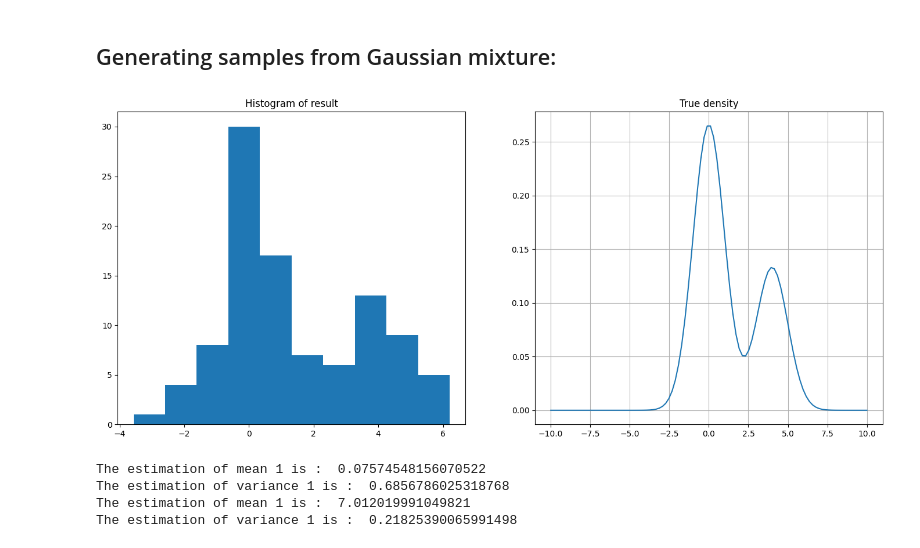
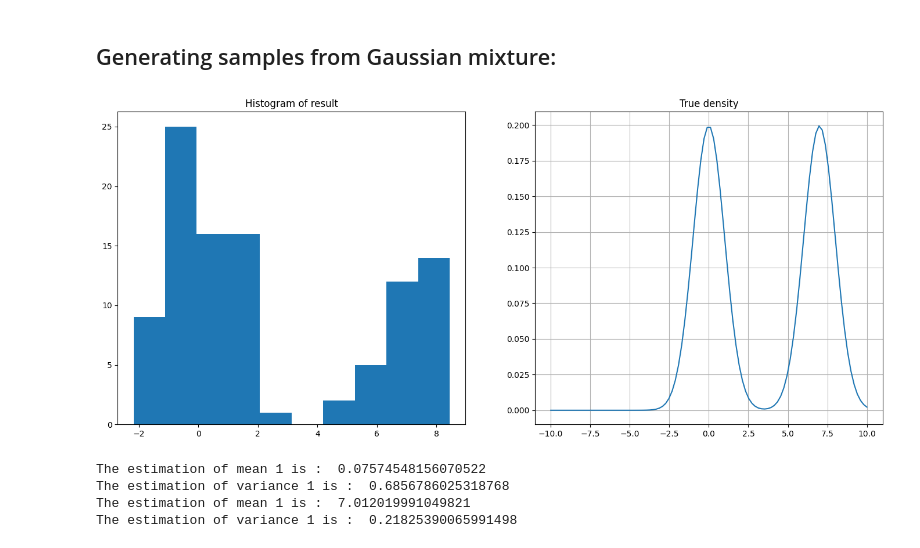
Before and after one commit to elfirdoussilab1/SVGD, a Jupyter notebook: Sampling_methods.ipynb, the cells around one changed output. Drawn from its saved outputs; the diff is of its cells as text; code cells hidden in the pictures.

```diff
--- a/Sampling_methods.ipynb
+++ b/Sampling_methods.ipynb
@@ -554,30 +558,30 @@ $$ p = \frac{2}{3}, \mu_1 = 0, \sigma_1 = 1, \mu_2 = 7, \sigma_2 = \sqrt{0,2}$$
 # %%
 # Generate samples and see their empirical distibution and histogram
 mean1 = 0
-mean2 = 4
+mean2 = 7
 sigma1 = 1
 sigma2 = 1
 p = 2 / 3
 X = gen_gauss_mix(100, mean1, sigma1, mean2, sigma2, p)
 
 # Plotting results
 fig, axs = plt.subplots(nrows=1, ncols = 2, figsize=(17, 7))
 
 # Plot the histogram of data
 axs[0].hist(X)
 axs[0].set_title('Histogram of result')
 
 # The true density
 x = np.linspace(-10,10,100)
 y = mix_gauss(x ,mean1, mean2, sigma1, sigma2)
 axs[1].plot(x,y)
 axs[1].set_title('True density')
 axs[1].grid()
 
 # Show the plot
 plt.show()
 # %% [output]
-[figure, old version]
+[figure, new version]
 # %%
 # Result of estimators:
 mask1 = (X < 5)
```
Also changed, not shown: parts of 5 cells of this notebook, 3 other files.
